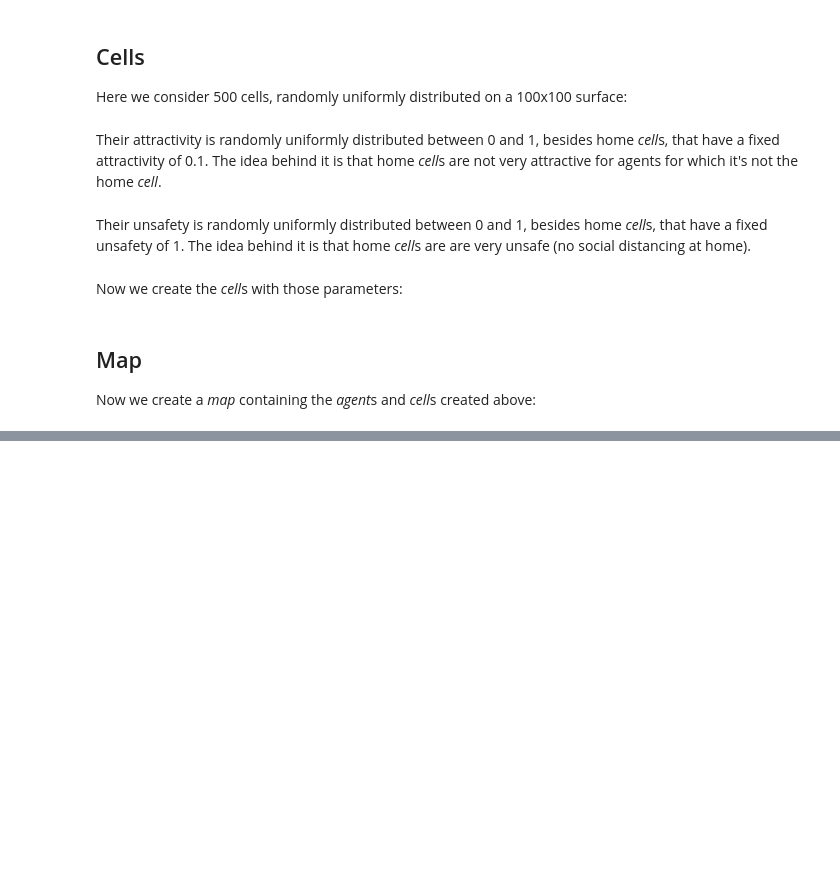
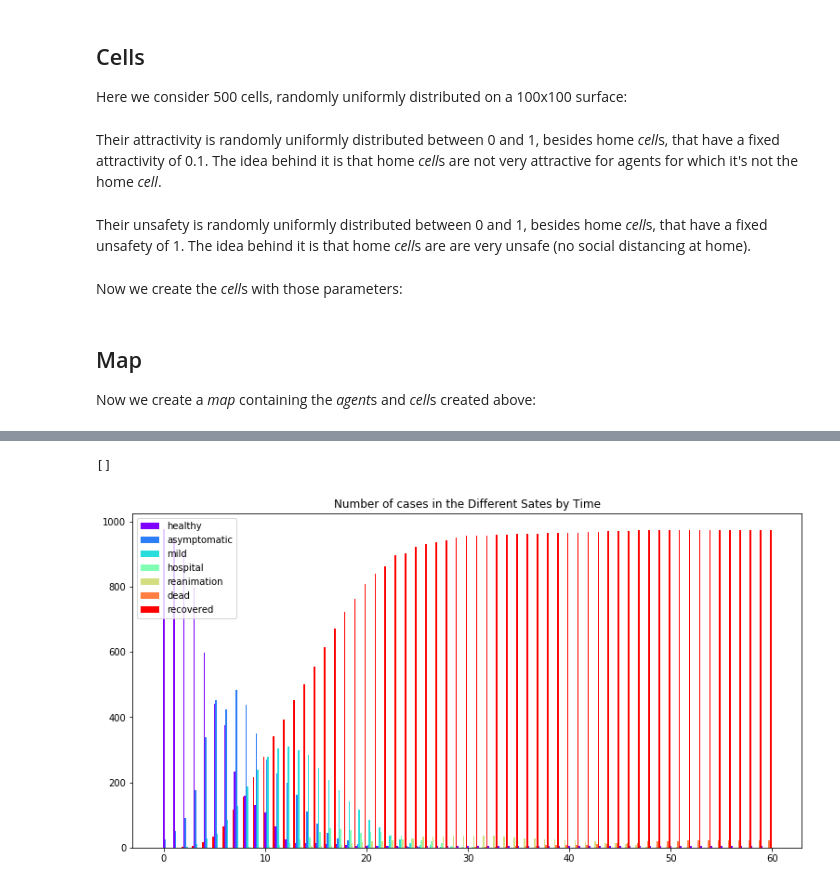
Before and after one commit to parcoor/py-propagsim, a Jupyter notebook: toy_simulation.ipynb, the cells around one changed output, grey strips where cells are left out. Cells and saved outputs as stored; diff of their text form; code cells hidden in the pictures; blank space fills up the shorter version.

```diff
--- a/toy_simulation.ipynb
+++ b/toy_simulation.ipynb
@@ -202,0 +217,25 @@ map = Map(cells, agents, possible_state_ids)
+# %%
+N_PERIODS = 60
+N_MOVES_PER_PERIOD = 3
+
+periods_states = {}
+t_start = time()
+for i in range(N_PERIODS):
+    print(f'period {i} started...')
+    t_start_period = time()
+    for j in range(N_MOVES_PER_PERIOD):
+        map.make_move()
+    map.forward_all_cells()
+    states_repartition = map.get_states_numbers()
+    states_repartition = {id2state.get(k): v for k, v in states_repartition.items()}
+    r = map.get_r()
+    period_state = {'repartition': states_repartition, 'r': r}
+    periods_states[i] = period_state
+    print(f'periods {i} computed in {round(time() - t_start_period, 3)}s')
+    print(f'state of after period {i}:')
+    pprint(period_state)
+
+    print()
+
+
+print(f'all periods computed in {round(time() - t_start, 3)}s')
@@ -202,0 +267,23 @@ map = Map(cells, agents, possible_state_ids)
+# %%
+rcParams['figure.figsize'] = [10, 5]
+
+
+states_names = [state.get_name() for state in states]
+X = array(list(periods_states.keys()))
+
+values = {state_name: [v.get('repartition').get(state_name) for v in periods_states.values()] for state_name in states_names}
+
+fig = plt.figure()
+ax = fig.add_axes([0,0,1,1])
+
+colors = cm.rainbow(linspace(0, 1, len(states_names)))
+delta = 1 / len(states_names)
+for i, state_name in enumerate(states_names):
+    ax.bar(X + i * delta, values.get(state_name), color=colors[i], width=delta, label=state_name)
+
+ax.legend()
+ax.set_title('Number of cases in the Different Sates by Time')
+plt.plot()
+# %% [output]
+[]
+[figure, added]
```
Also changed, not shown: parts of 12 cells of this notebook.
